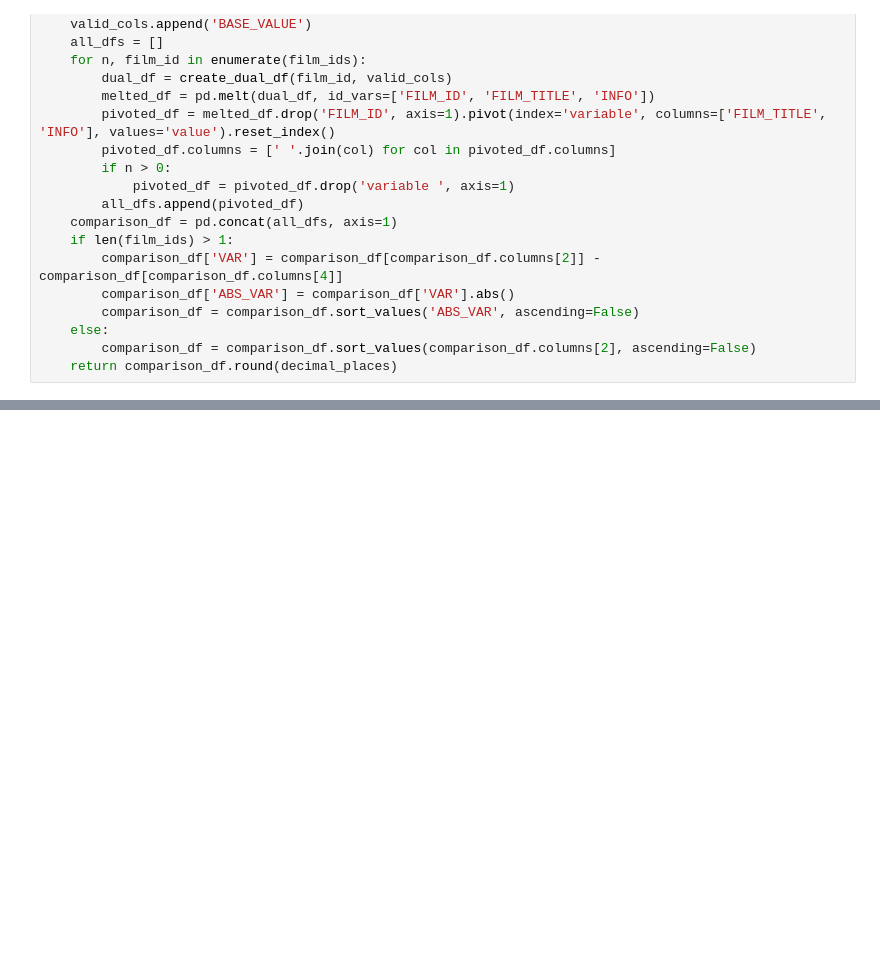
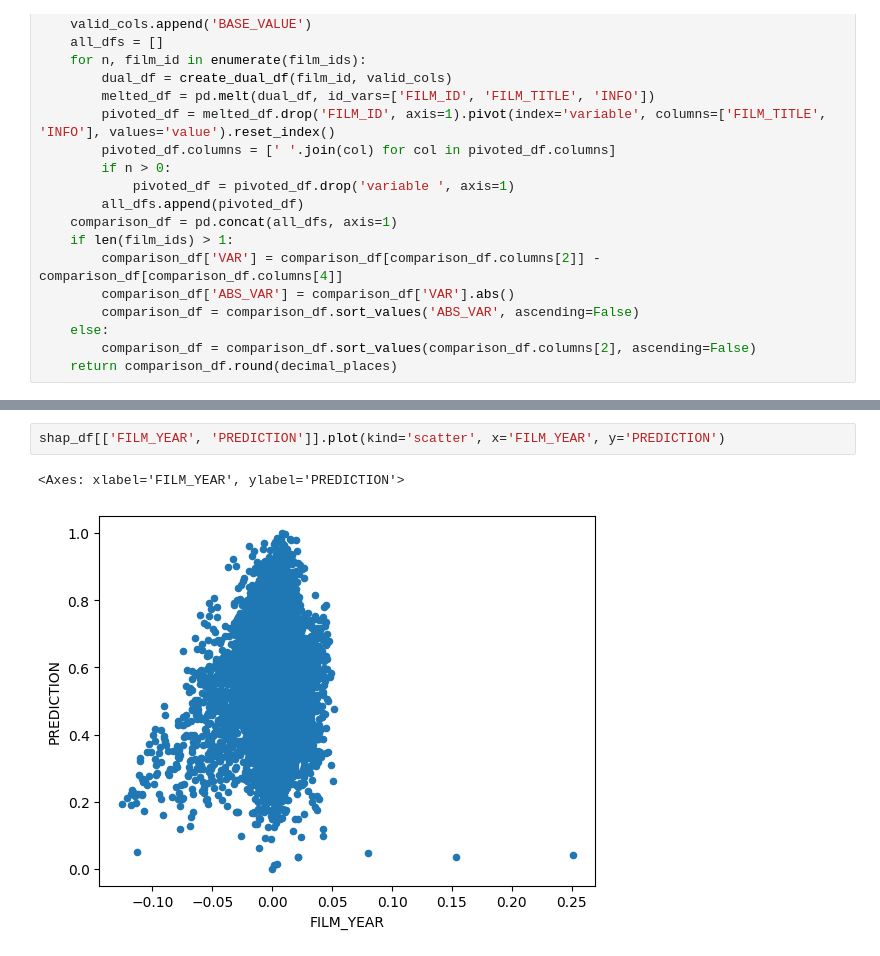
Before and after one commit to TD1138/letterboxd-app, a Jupyter notebook: lib/notebooks/AlgoDebugging.ipynb, the cells around one changed output, grey strips where cells are left out. Cells and saved outputs as stored; diff of their text form; blank space fills up the shorter version.

```diff
--- a/lib/notebooks/AlgoDebugging.ipynb
+++ b/lib/notebooks/AlgoDebugging.ipynb
@@ -117,0 +149,5 @@ return_comparison_df(film_id_selections)
+# %%
+shap_df[['FILM_YEAR', 'PREDICTION']].plot(kind='scatter', x='FILM_YEAR', y='PREDICTION')
+# %% [output]
+<Axes: xlabel='FILM_YEAR', ylabel='PREDICTION'>
+[figure, added]
```
Also changed, not shown: parts of 6 cells of this notebook, 12 other files.
